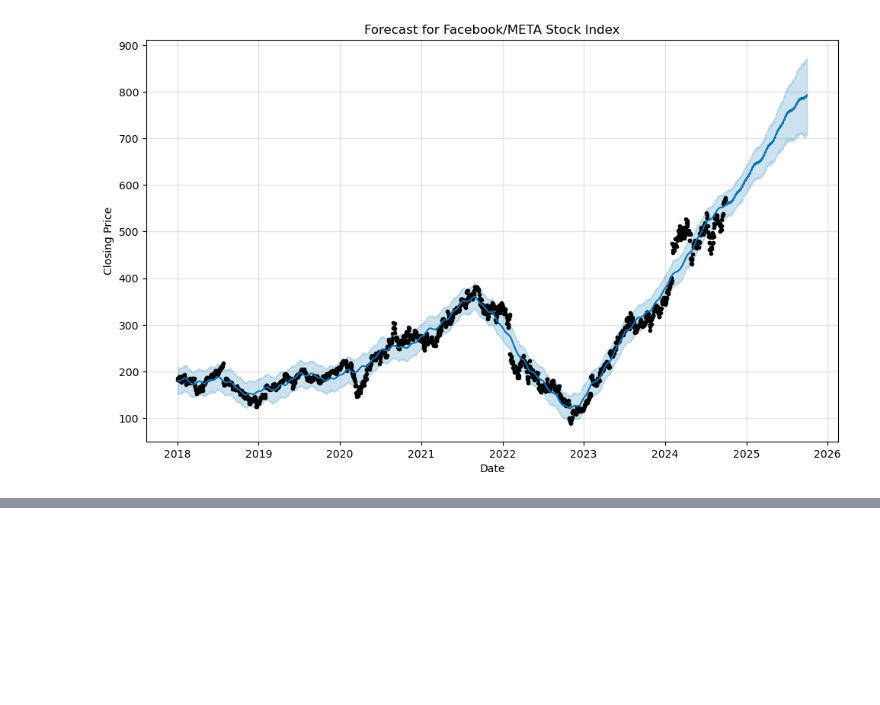
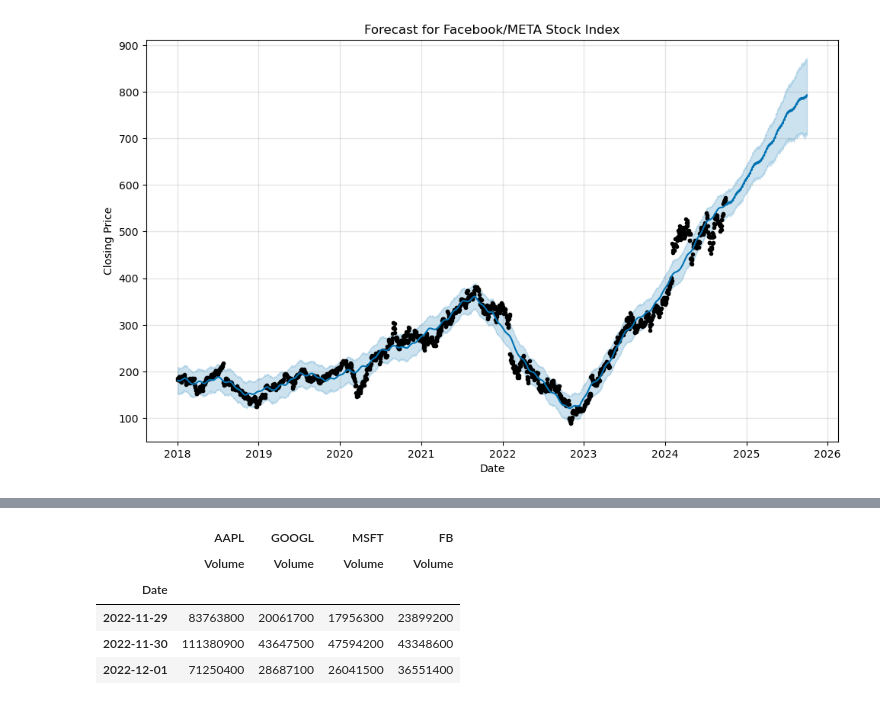
Before and after one commit to KingCam12/Project1_Group3, a Jupyter notebook: project1_group3.ipynb, the cells around one changed output, grey strips where cells are left out. Saved outputs shown, nothing was run; the diff lists cells and outputs as text; code cells hidden in the pictures; blank space fills up the shorter version.

```diff
--- a/project1_group3.ipynb
+++ b/project1_group3.ipynb
@@ -1007,0 +1009,11 @@ plt.show()
+# %%
+# Trading volume of all 4 stocks on 2022-11-30 (ChatGPT)
+volumes_chatGPT = volumes.loc["2022-11-29":"2022-12-01"]
+volumes_chatGPT
+# %% [output]
+|  | AAPL | GOOGL | MSFT | FB |
+|  | Volume | Volume | Volume | Volume |
+| Date |  |  |  |  |
+| 2022-11-29 | 83763800 | 20061700 | 17956300 | 23899200 |
+| 2022-11-30 | 111380900 | 43647500 | 47594200 | 43348600 |
+| 2022-12-01 | 71250400 | 28687100 | 26041500 | 36551400 |
```
Also changed, not shown: parts of 8 cells of this notebook, 1 other file.
